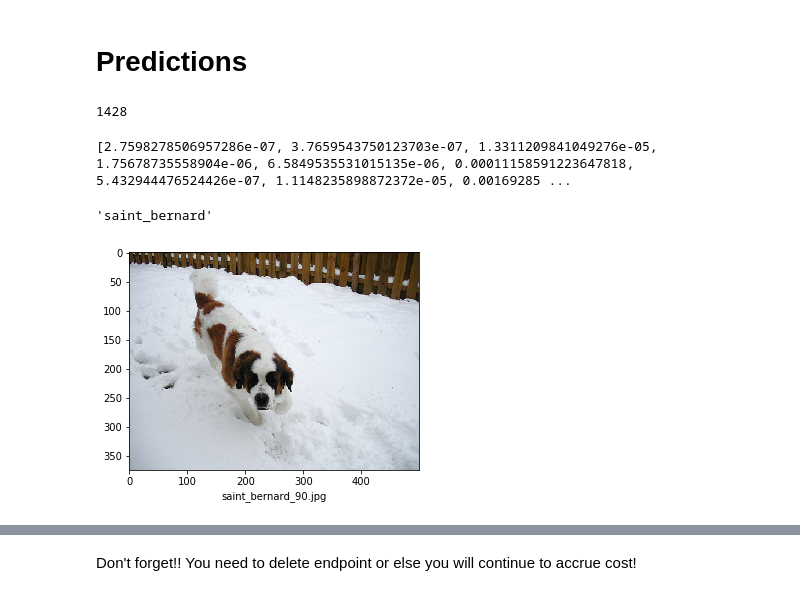
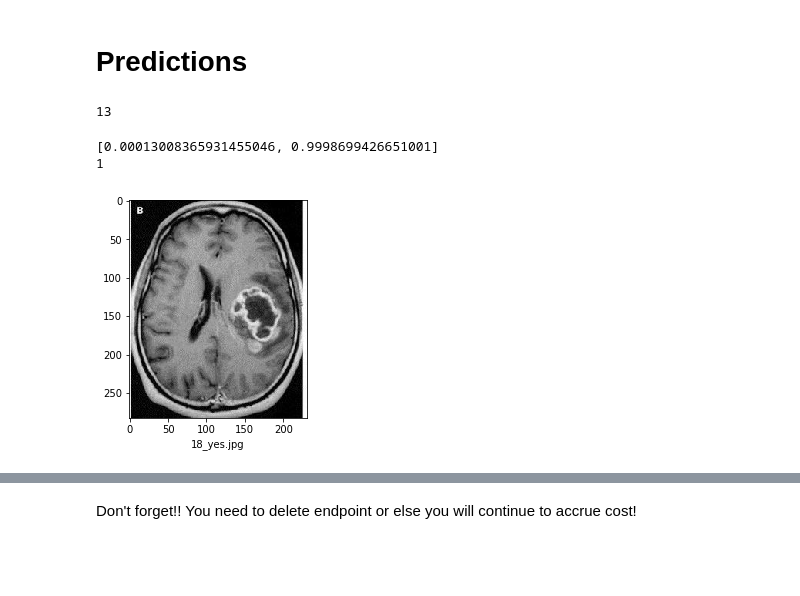
Before and after one commit to bhajian/brain-image-classification-sagemaker, a Jupyter notebook: brain-tumor-classification.ipynb, the cells around one changed output, grey strips where cells are left out. Saved outputs shown, nothing was run; the diff lists cells and outputs as text; code cells hidden in the pictures; blank space fills up the shorter version.

```diff
--- a/brain-tumor-classification.ipynb
+++ b/brain-tumor-classification.ipynb
@@ -226,13 +226,13 @@ Parameter image_name will be renamed to image_uri in SageMaker Python SDK v2.
 # Hyperparameters
 # %%
 model.set_hyperparameters(
-    num_layers=18,
+    num_layers=34,
     use_pretrained_model=1,
     num_classes=2,
     image_shape='3,224,224',
-    mini_batch_size=32,
+    mini_batch_size=10,
     resize=224,
-    epochs = 10,
+    epochs = 20,
     learning_rate=0.001,
     num_training_samples=train_count,
     augmentation_type='crop_color_transform'
@@ -278,31 +294,27 @@ Parameter image will be renamed to image_uri in SageMaker Python SDK v2.
 # %% [markdown]
 # Predictions
 # %%
-image_dir = 'validation'
+image_dir = 'TEST'
 images = [x for x in os.listdir(image_dir) if x[-3:] == 'jpg']
 print(len(images))
 # %% [output]
-1428
+13
 # %%
 deployed_model.content_type = 'image/jpeg'
 # %%
-index = 2
+index = 11
 image_path = os.path.join(image_dir, images[index])
 with open(image_path, 'rb') as f:
     b = bytearray(f.read())
 
 results = deployed_model.predict(b)
 results = json.loads(results)
 print(results)
+print(classes[np.argmax(results)])
+plt.imshow(plt.imread(image_path))
+plt.xlabel(images[index])
+plt.show()
 # %% [output]
-[2.7598278506957286e-07, 3.7659543750123703e-07, 1.3311209841049276e-05, 1.75678735558904e-06, 6.5849535531015135e-06, 0.00011158591223647818, 5.432944476524426e-07, 1.1148235898872372e-05, 0.00169285 ...
+[0.00013008365931455046, 0.9998699426651001]
+1
+[figure, added]
-# %%
-classes[np.argmax(results)]
-# %% [output]
-'saint_bernard'
-# %%
-plt.imshow(plt.imread(image_path))
-plt.xlabel(images[index])
-plt.show()
-# %% [output]
-[figure, removed]
```
Also changed, not shown: parts of 2 cells of this notebook.
